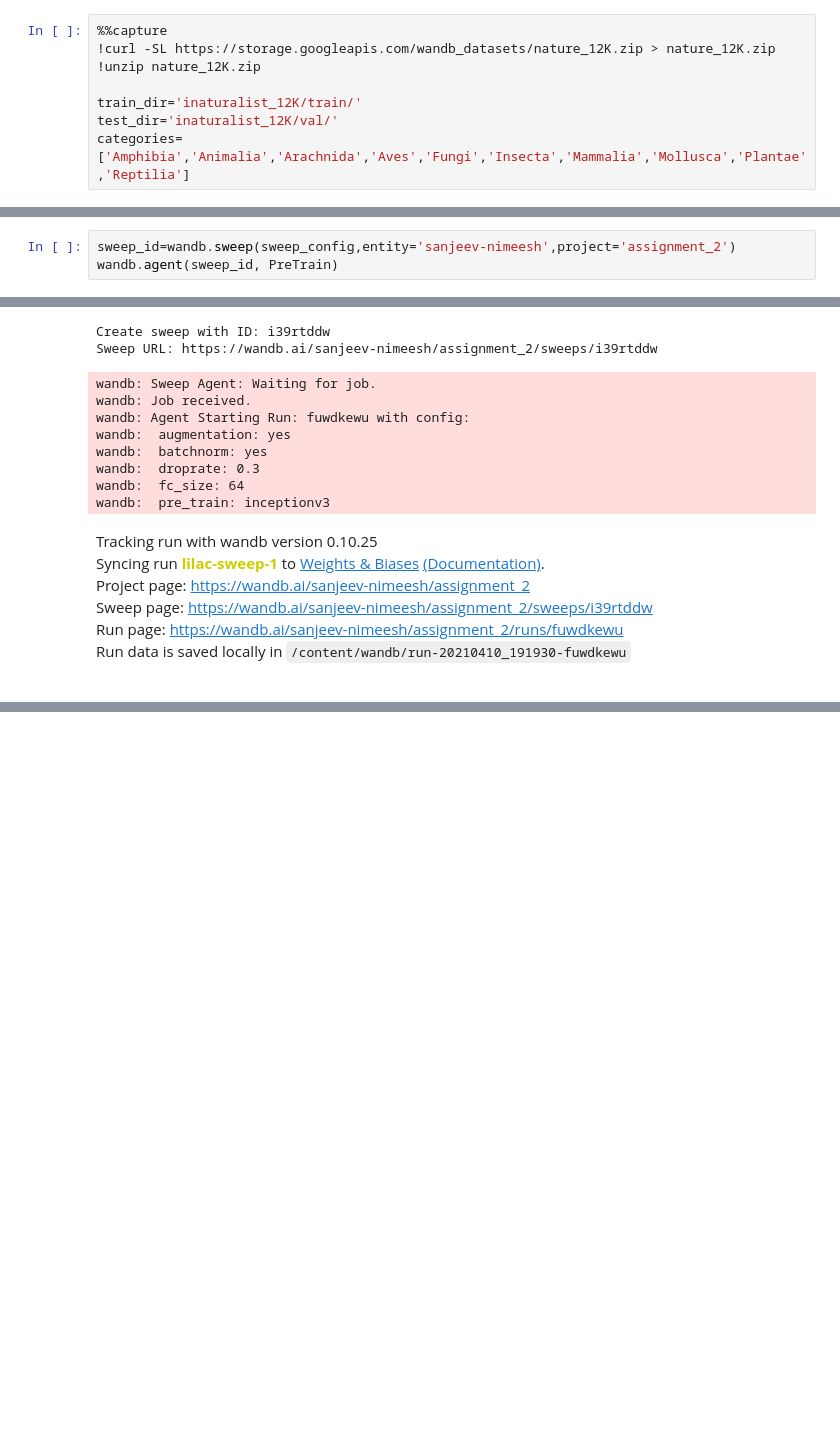
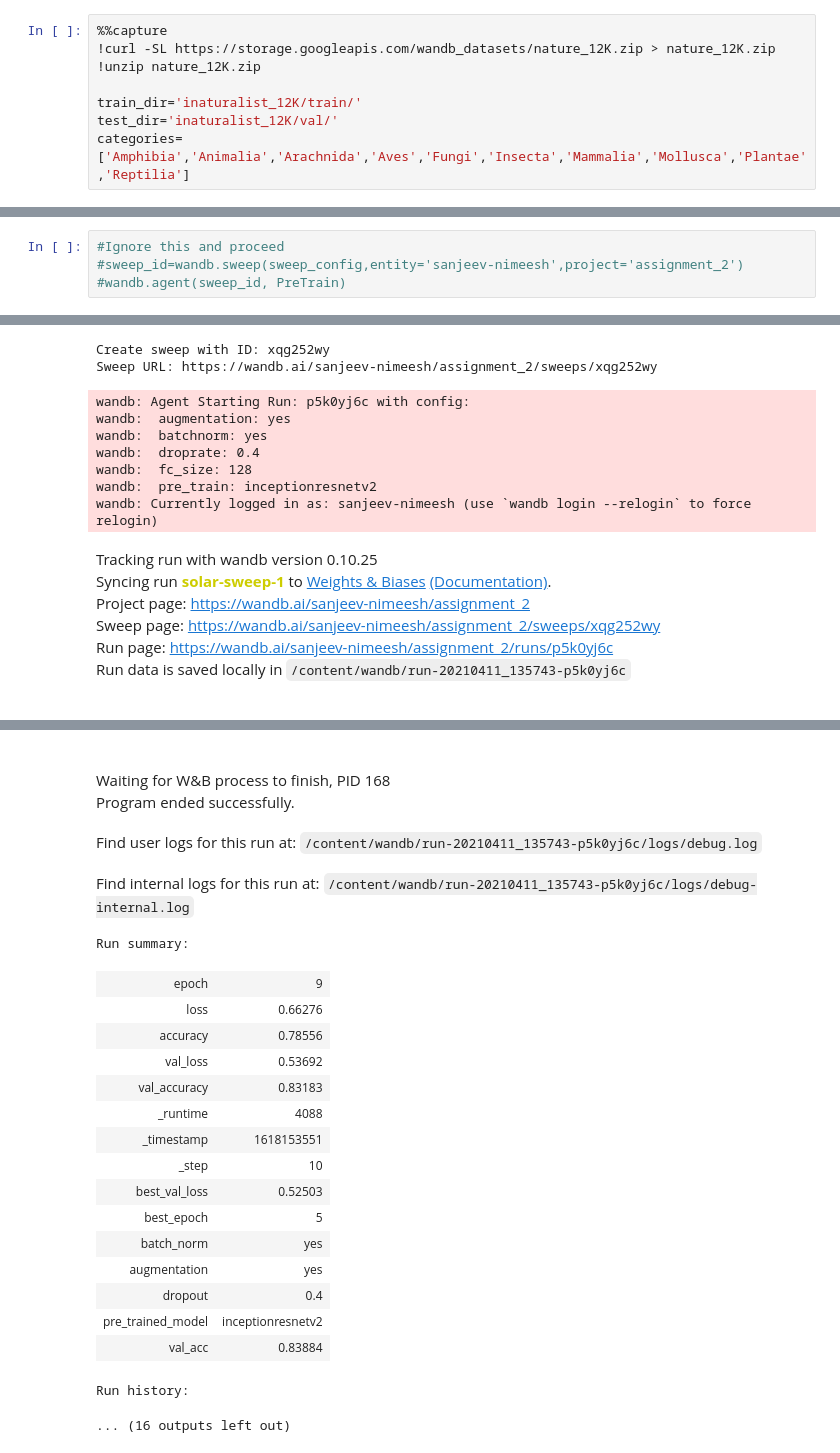
Before and after one commit to sanjeevrs2000/CS6910-Assignment-2, a Jupyter notebook: Assignment_2B_Wandb.ipynb, the cells around one changed output, grey strips where cells are left out. Saved outputs shown, nothing was run; the diff lists cells and outputs as text; blank space fills up the shorter version.

```diff
--- a/Assignment_2B_Wandb.ipynb
+++ b/Assignment_2B_Wandb.ipynb
@@ -201,4 +212,5 @@ def PreTrain():
 # %%
-sweep_id=wandb.sweep(sweep_config,entity='sanjeev-nimeesh',project='assignment_2')
-wandb.agent(sweep_id, PreTrain)
+#Ignore this and proceed
+#sweep_id=wandb.sweep(sweep_config,entity='sanjeev-nimeesh',project='assignment_2')
+#wandb.agent(sweep_id, PreTrain)
 # %% [output]
@@ -207,16 +219,15 @@ wandb: WARNING Calling wandb.login() after wandb.init() has no effect.
-Create sweep with ID: i39rtddw
-Sweep URL: https://wandb.ai/sanjeev-nimeesh/assignment_2/sweeps/i39rtddw
+Create sweep with ID: xqg252wy
+Sweep URL: https://wandb.ai/sanjeev-nimeesh/assignment_2/sweeps/xqg252wy
-wandb: Sweep Agent: Waiting for job.
-wandb: Job received.
-wandb: Agent Starting Run: fuwdkewu with config:
+wandb: Agent Starting Run: p5k0yj6c with config:
 wandb:  augmentation: yes
 wandb:  batchnorm: yes
-wandb:  droprate: 0.3
-wandb:  fc_size: 64
-wandb:  pre_train: inceptionv3
+wandb:  droprate: 0.4
+wandb:  fc_size: 128
+wandb:  pre_train: inceptionresnetv2
+wandb: Currently logged in as: sanjeev-nimeesh (use `wandb login --relogin` to force relogin)
 Tracking run with wandb version 0.10.25
-Syncing run lilac-sweep-1 to Weights & Biases (Documentation).
+Syncing run solar-sweep-1 to Weights & Biases (Documentation).
 Project page: https://wandb.ai/sanjeev-nimeesh/assignment_2
-Sweep page: https://wandb.ai/sanjeev-nimeesh/assignment_2/sweeps/i39rtddw
-Run page: https://wandb.ai/sanjeev-nimeesh/assignment_2/runs/fuwdkewu
-Run data is saved locally in /content/wandb/run-20210410_191930-fuwdkewu
+Sweep page: https://wandb.ai/sanjeev-nimeesh/assignment_2/sweeps/xqg252wy
+Run page: https://wandb.ai/sanjeev-nimeesh/assignment_2/runs/p5k0yj6c
+Run data is saved locally in /content/wandb/run-20210411_135743-p5k0yj6c
@@ -230,0 +251,22 @@ Epoch 3/10
+Waiting for W&B process to finish, PID 168
+Program ended successfully.
+Find user logs for this run at: /content/wandb/run-20210411_135743-p5k0yj6c/logs/debug.log
+Find internal logs for this run at: /content/wandb/run-20210411_135743-p5k0yj6c/logs/debug-internal.log
+Run summary:
+| epoch | 9 |
+| loss | 0.66276 |
+| accuracy | 0.78556 |
+| val_loss | 0.53692 |
+| val_accuracy | 0.83183 |
+| _runtime | 4088 |
+| _timestamp | 1618153551 |
+| _step | 10 |
+| best_val_loss | 0.52503 |
+| best_epoch | 5 |
+| batch_norm | yes |
+| augmentation | yes |
+| dropout | 0.4 |
+| pre_trained_model | inceptionresnetv2 |
+| val_acc | 0.83884 |
+Run history:
+... (16 outputs left out)
```
Also changed, not shown: parts of 5 cells of this notebook.
